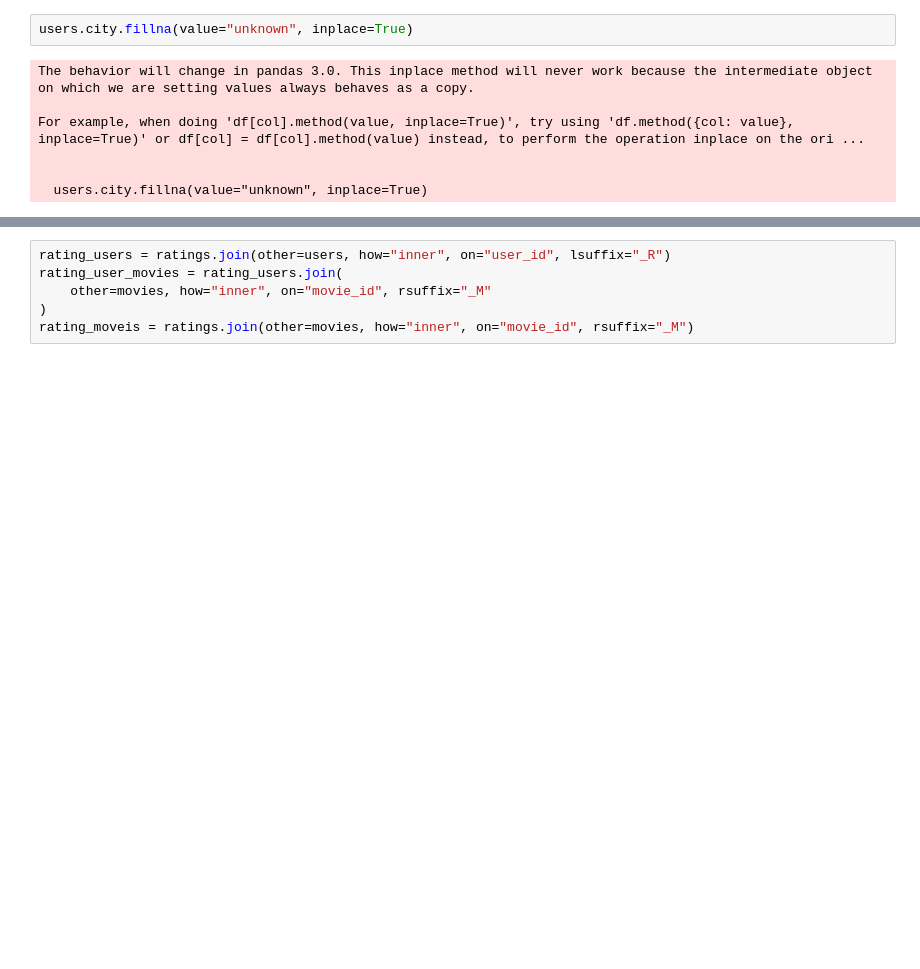
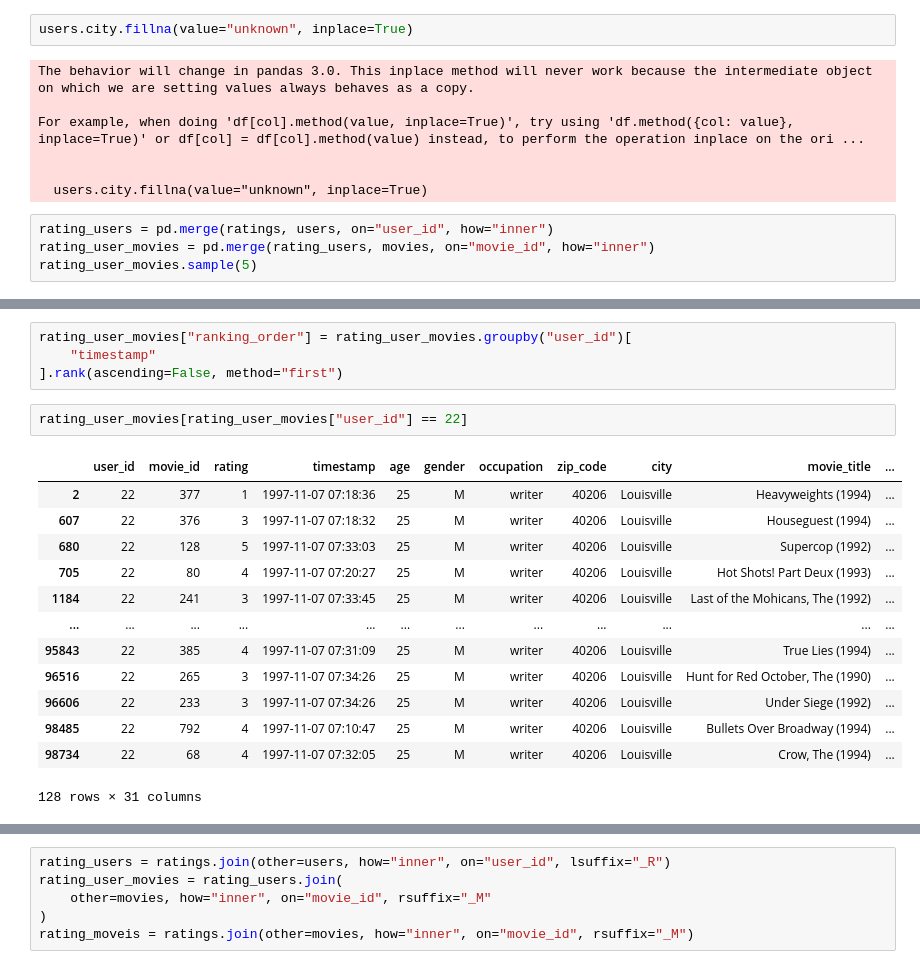
Before and after one commit to Rakdol/Recommendations, a Jupyter notebook: notebooks/EDA.ipynb, the cells around one changed output, grey strips where cells are left out. Drawn from its saved outputs; the diff is of its cells as text; blank space fills up the shorter version.

```diff
--- a/notebooks/EDA.ipynb
+++ b/notebooks/EDA.ipynb
@@ -323,3 +323,7 @@ For example, when doing 'df[col].method(value, inplace=True)', try using 'df.met
 
 
   users.city.fillna(value="unknown", inplace=True)
+# %%
+rating_users = pd.merge(ratings, users, on="user_id", how="inner")
+rating_user_movies = pd.merge(rating_users, movies, on="movie_id", how="inner")
+rating_user_movies.sample(5)
@@ -325,0 +338,20 @@ For example, when doing 'df[col].method(value, inplace=True)', try using 'df.met
+# %%
+rating_user_movies["ranking_order"] = rating_user_movies.groupby("user_id")[
+    "timestamp"
+].rank(ascending=False, method="first")
+# %%
+rating_user_movies[rating_user_movies["user_id"] == 22]
+# %% [output]
+|  | user_id | movie_id | rating | timestamp | age | gender | occupation | zip_code | city | movie_title | ... |
+| 2 | 22 | 377 | 1 | 1997-11-07 07:18:36 | 25 | M | writer | 40206 | Louisville | Heavyweights (1994) | ... |
+| 607 | 22 | 376 | 3 | 1997-11-07 07:18:32 | 25 | M | writer | 40206 | Louisville | Houseguest (1994) | ... |
+| 680 | 22 | 128 | 5 | 1997-11-07 07:33:03 | 25 | M | writer | 40206 | Louisville | Supercop (1992) | ... |
+| 705 | 22 | 80 | 4 | 1997-11-07 07:20:27 | 25 | M | writer | 40206 | Louisville | Hot Shots! Part Deux (1993) | ... |
+| 1184 | 22 | 241 | 3 | 1997-11-07 07:33:45 | 25 | M | writer | 40206 | Louisville | Last of the Mohicans, The (1992) | ... |
+| ... | ... | ... | ... | ... | ... | ... | ... | ... | ... | ... | ... |
+| 95843 | 22 | 385 | 4 | 1997-11-07 07:31:09 | 25 | M | writer | 40206 | Louisville | True Lies (1994) | ... |
+| 96516 | 22 | 265 | 3 | 1997-11-07 07:34:26 | 25 | M | writer | 40206 | Louisville | Hunt for Red October, The (1990) | ... |
+| 96606 | 22 | 233 | 3 | 1997-11-07 07:34:26 | 25 | M | writer | 40206 | Louisville | Under Siege (1992) | ... |
+| 98485 | 22 | 792 | 4 | 1997-11-07 07:10:47 | 25 | M | writer | 40206 | Louisville | Bullets Over Broadway (1994) | ... |
+| 98734 | 22 | 68 | 4 | 1997-11-07 07:32:05 | 25 | M | writer | 40206 | Louisville | Crow, The (1994) | ... |
+128 rows × 31 columns
```
Also changed, not shown: parts of 9 cells of this notebook, 10 other files.
